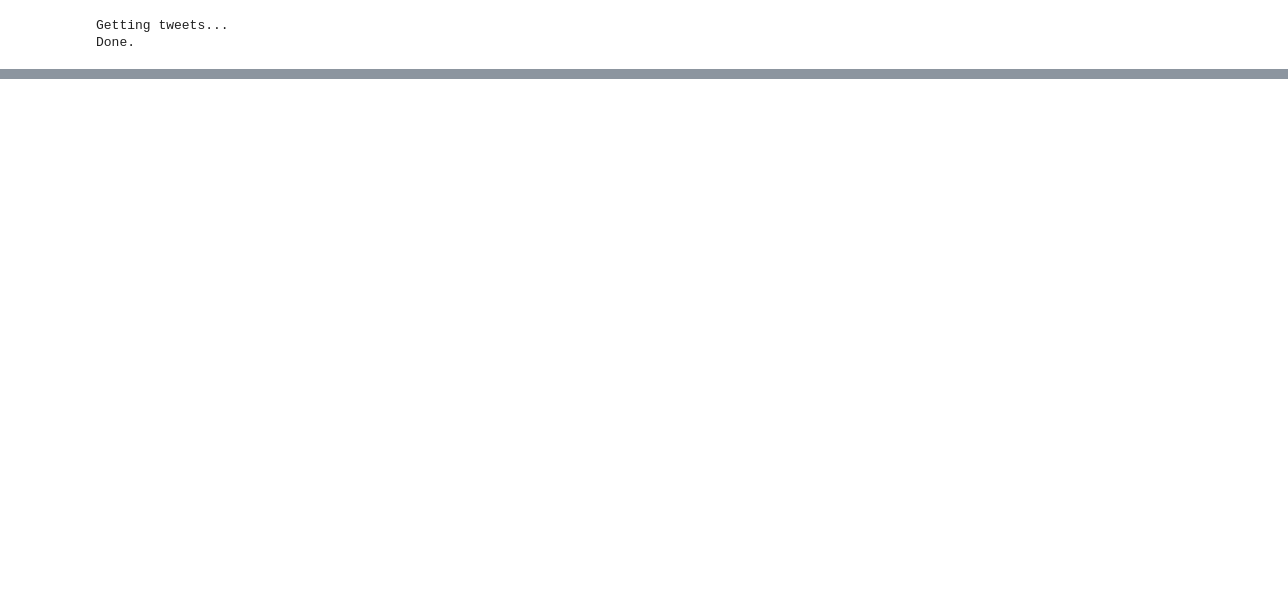
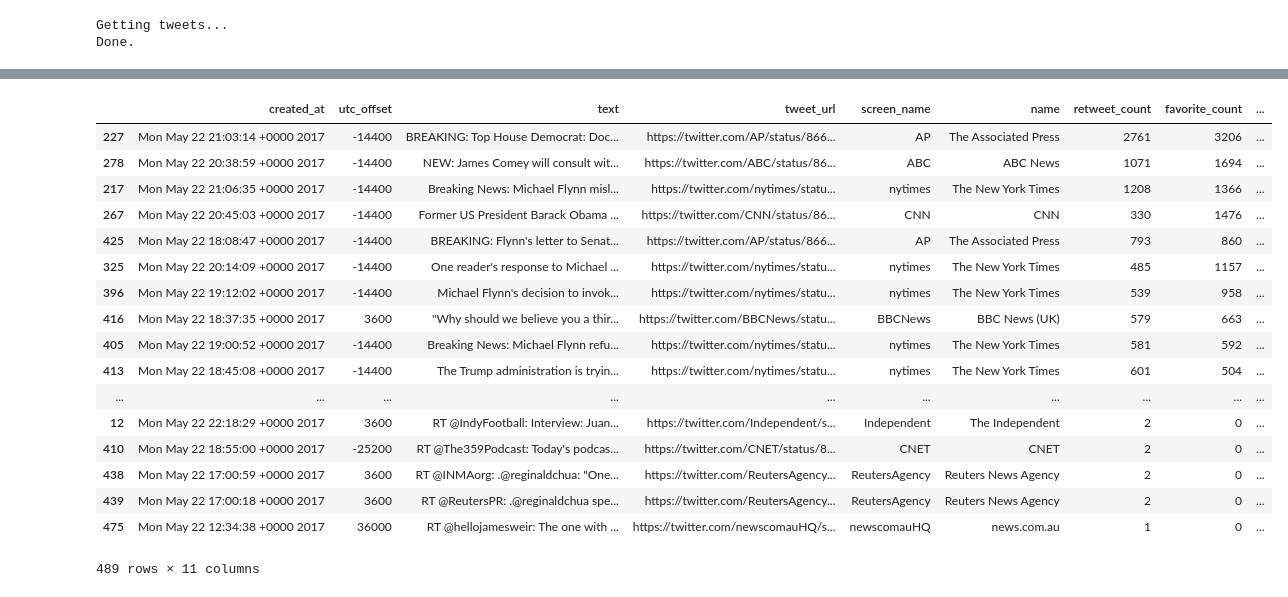
Before and after one commit to Birinder1469/nlp_news_tweets, a Jupyter notebook: src/nlp_news_tweets.ipynb, the cells around one changed output, grey strips where cells are left out. Saved outputs shown, nothing was run; the diff lists cells and outputs as text; code cells hidden in the pictures; blank space fills up the shorter version.

```diff
--- a/src/nlp_news_tweets.ipynb
+++ b/src/nlp_news_tweets.ipynb
@@ -186 +288,22 @@ recent_tweets
+# %%
+recent_tweets.sort_values(by = "notif_score", ascending = False)
+# %% [output]
+|  | created_at | utc_offset | text | tweet_url | screen_name | name | retweet_count | favorite_count | ... |
+| 227 | Mon May 22 21:03:14 +0000 2017 | -14400 | BREAKING: Top House Democrat: Doc... | https://twitter.com/AP/status/866... | AP | The Associated Press | 2761 | 3206 | ... |
+| 278 | Mon May 22 20:38:59 +0000 2017 | -14400 | NEW: James Comey will consult wit... | https://twitter.com/ABC/status/86... | ABC | ABC News | 1071 | 1694 | ... |
+| 217 | Mon May 22 21:06:35 +0000 2017 | -14400 | Breaking News: Michael Flynn misl... | https://twitter.com/nytimes/statu... | nytimes | The New York Times | 1208 | 1366 | ... |
+| 267 | Mon May 22 20:45:03 +0000 2017 | -14400 | Former US President Barack Obama ... | https://twitter.com/CNN/status/86... | CNN | CNN | 330 | 1476 | ... |
+| 425 | Mon May 22 18:08:47 +0000 2017 | -14400 | BREAKING: Flynn's letter to Senat... | https://twitter.com/AP/status/866... | AP | The Associated Press | 793 | 860 | ... |
+| 325 | Mon May 22 20:14:09 +0000 2017 | -14400 | One reader's response to Michael ... | https://twitter.com/nytimes/statu... | nytimes | The New York Times | 485 | 1157 | ... |
+| 396 | Mon May 22 19:12:02 +0000 2017 | -14400 | Michael Flynn's decision to invok... | https://twitter.com/nytimes/statu... | nytimes | The New York Times | 539 | 958 | ... |
+| 416 | Mon May 22 18:37:35 +0000 2017 | 3600 | "Why should we believe you a thir... | https://twitter.com/BBCNews/statu... | BBCNews | BBC News (UK) | 579 | 663 | ... |
+| 405 | Mon May 22 19:00:52 +0000 2017 | -14400 | Breaking News: Michael Flynn refu... | https://twitter.com/nytimes/statu... | nytimes | The New York Times | 581 | 592 | ... |
+| 413 | Mon May 22 18:45:08 +0000 2017 | -14400 | The Trump administration is tryin... | https://twitter.com/nytimes/statu... | nytimes | The New York Times | 601 | 504 | ... |
+| ... | ... | ... | ... | ... | ... | ... | ... | ... | ... |
+| 12 | Mon May 22 22:18:29 +0000 2017 | 3600 | RT @IndyFootball: Interview: Juan... | https://twitter.com/Independent/s... | Independent | The Independent | 2 | 0 | ... |
+| 410 | Mon May 22 18:55:00 +0000 2017 | -25200 | RT @The359Podcast: Today's podcas... | https://twitter.com/CNET/status/8... | CNET | CNET | 2 | 0 | ... |
+| 438 | Mon May 22 17:00:59 +0000 2017 | 3600 | RT @INMAorg: .@reginaldchua: "One... | https://twitter.com/ReutersAgency... | ReutersAgency | Reuters News Agency | 2 | 0 | ... |
+| 439 | Mon May 22 17:00:18 +0000 2017 | 3600 | RT @ReutersPR: .@reginaldchua spe... | https://twitter.com/ReutersAgency... | ReutersAgency | Reuters News Agency | 2 | 0 | ... |
+| 475 | Mon May 22 12:34:38 +0000 2017 | 36000 | RT @hellojamesweir: The one with ... | https://twitter.com/newscomauHQ/s... | newscomauHQ | news.com.au | 1 | 0 | ... |
+489 rows × 11 columns
 # %%
```
Also changed, not shown: parts of 23 cells of this notebook, 2 other files.
